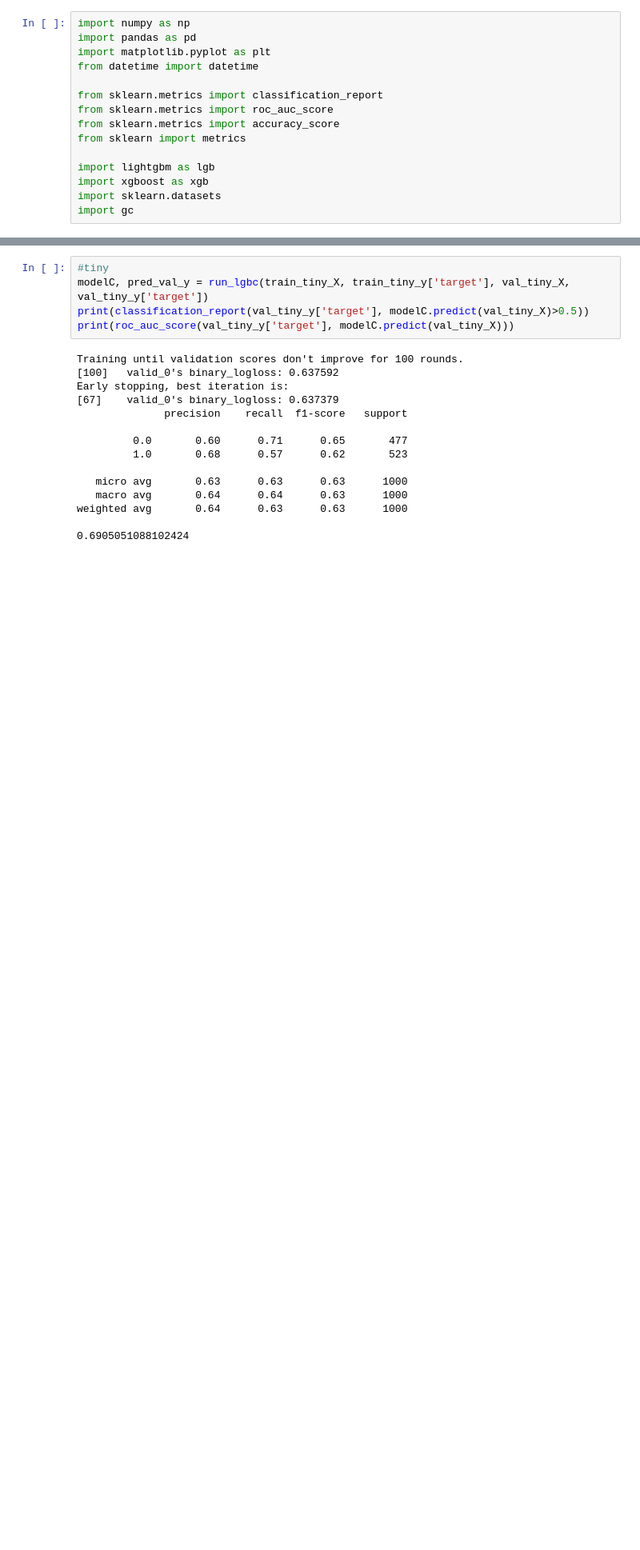
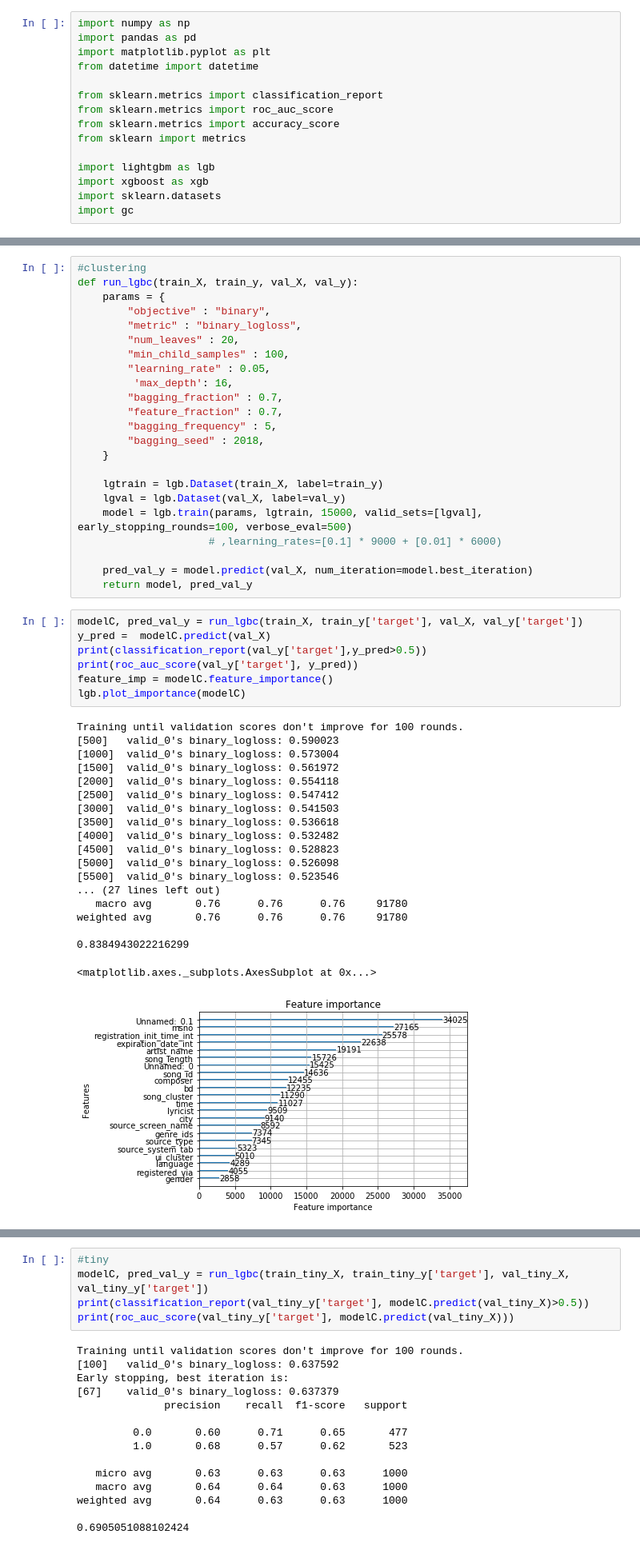
Before and after one commit to yunrulovescoding/CS229, a Jupyter notebook: LightGBM-finetune.ipynb, the cells around one changed output, grey strips where cells are left out. Shown: that part at 80% size. Cells and saved outputs as stored; diff of their text form; blank space fills up the shorter version.

```diff
--- a/LightGBM-finetune.ipynb
+++ b/LightGBM-finetune.ipynb
@@ -35,0 +24,50 @@ val_tiny_y = val_y[:1000].copy()
+# %%
+#clustering
+def run_lgbc(train_X, train_y, val_X, val_y):
+    params = {
+        "objective" : "binary",
+        "metric" : "binary_logloss",
+        "num_leaves" : 20,
+        "min_child_samples" : 100,
+        "learning_rate" : 0.05,
+         'max_depth': 16,
+        "bagging_fraction" : 0.7,
+        "feature_fraction" : 0.7,
+        "bagging_frequency" : 5,
+        "bagging_seed" : 2018,
+    }
+
+    lgtrain = lgb.Dataset(train_X, label=train_y)
+    lgval = lgb.Dataset(val_X, label=val_y)
+    model = lgb.train(params, lgtrain, 15000, valid_sets=[lgval], early_stopping_rounds=100, verbose_eval=500)
+                     # ,learning_rates=[0.1] * 9000 + [0.01] * 6000)
+
+    pred_val_y = model.predict(val_X, num_iteration=model.best_iteration)
+    return model, pred_val_y
+# %%
+modelC, pred_val_y = run_lgbc(train_X, train_y['target'], val_X, val_y['target'])
+y_pred =  modelC.predict(val_X)
+print(classification_report(val_y['target'],y_pred>0.5))
+print(roc_auc_score(val_y['target'], y_pred))
+feature_imp = modelC.feature_importance()
+lgb.plot_importance(modelC)
+# %% [output]
+Training until validation scores don't improve for 100 rounds.
+[500]   valid_0's binary_logloss: 0.590023
+[1000]  valid_0's binary_logloss: 0.573004
+[1500]  valid_0's binary_logloss: 0.561972
+[2000]  valid_0's binary_logloss: 0.554118
+[2500]  valid_0's binary_logloss: 0.547412
+[3000]  valid_0's binary_logloss: 0.541503
+[3500]  valid_0's binary_logloss: 0.536618
+[4000]  valid_0's binary_logloss: 0.532482
+[4500]  valid_0's binary_logloss: 0.528823
+[5000]  valid_0's binary_logloss: 0.526098
+[5500]  valid_0's binary_logloss: 0.523546
+... (27 lines left out)
+   macro avg       0.76      0.76      0.76     91780
+weighted avg       0.76      0.76      0.76     91780
+
+0.8384943022216299
+<matplotlib.axes._subplots.AxesSubplot at 0x...>
+[figure, added]
```
Also changed, not shown: parts of 13 cells of this notebook, 19 other files.
